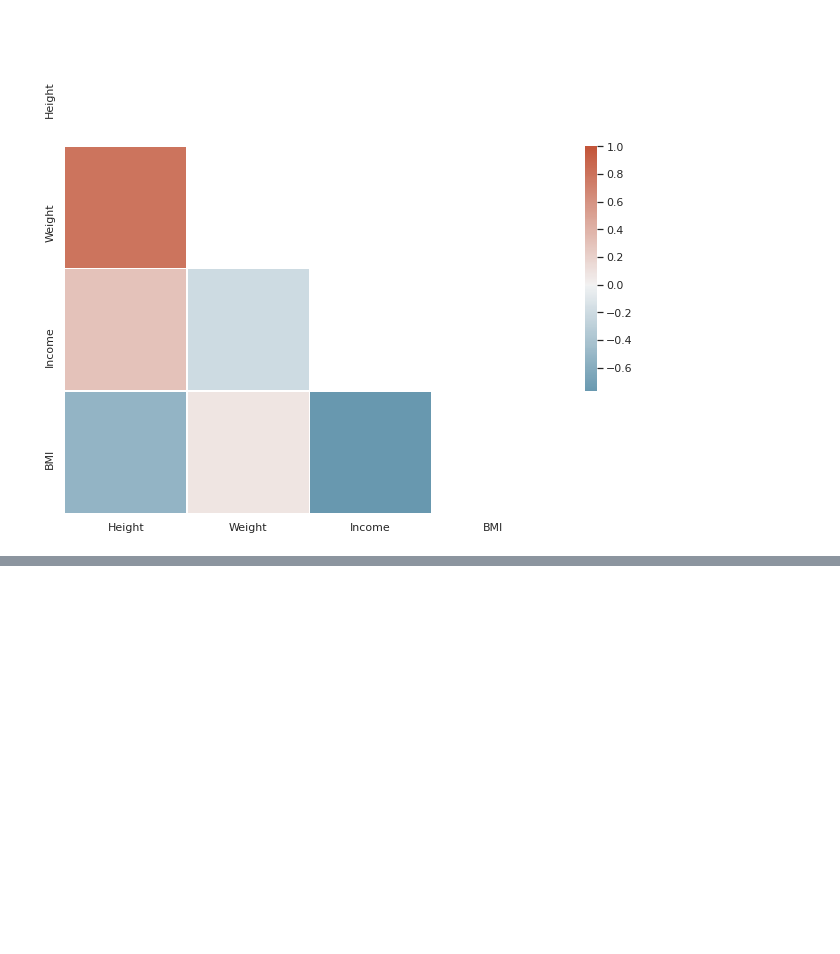
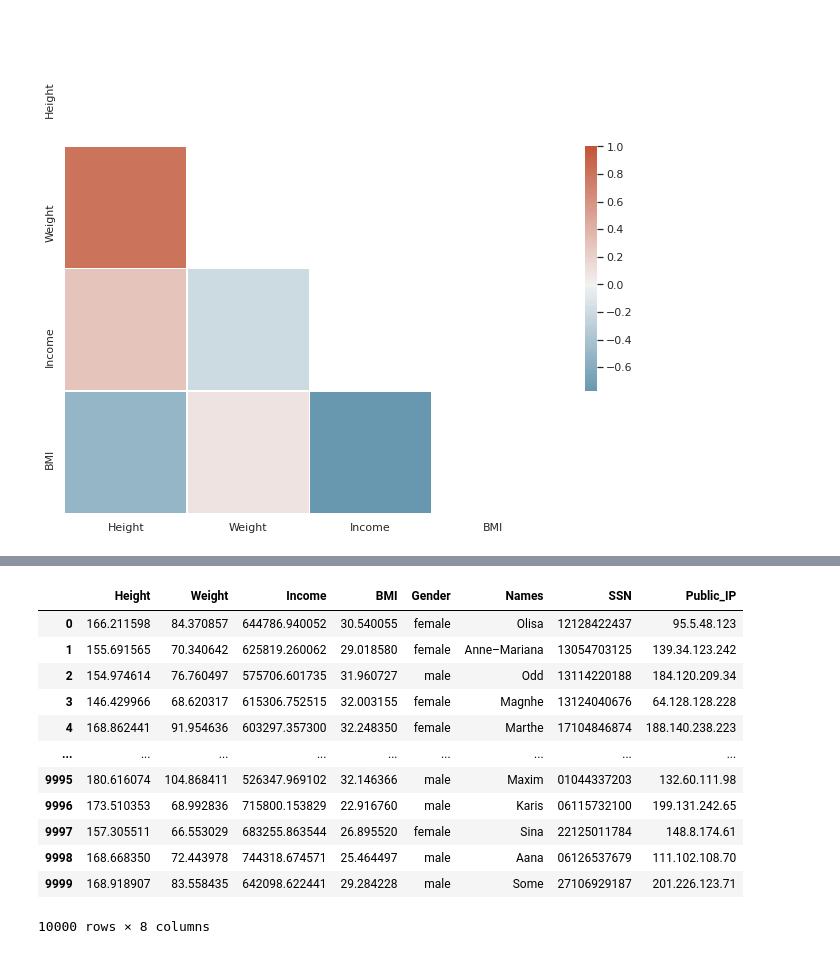
Before and after one commit to martgra/fagmote_syntetiske_data, a Jupyter notebook: Synthetic data.ipynb, the cells around one changed output, grey strips where cells are left out. Cells and saved outputs as stored; diff of their text form; code cells hidden in the pictures; blank space fills up the shorter version.

Commit message:
Added faker for fun

```diff
--- a/Synthetic data.ipynb
+++ b/Synthetic data.ipynb
@@ -586,0 +600,24 @@ sns.heatmap(corr, mask=mask, cmap=cmap, vmax=1.0, center=0,
+# %%
+from faker import Faker
+from faker.providers import internet
+
+fake = Faker("no_NO")
+fake.add_provider(internet)
+
+samples_df["SSN"] = [fake.ssn() for i in range(len(samples_df))]
+samples_df["Public_IP"] = [fake.ipv4_public() for i in range(len(samples_df))]
+samples_df
+# %% [output]
+|  | Height | Weight | Income | BMI | Gender | Names | SSN | Public_IP |
+| 0 | 166.211598 | 84.370857 | 644786.940052 | 30.540055 | female | Olisa | 12128422437 | 95.5.48.123 |
+| 1 | 155.691565 | 70.340642 | 625819.260062 | 29.018580 | female | Anne–Mariana | 13054703125 | 139.34.123.242 |
+| 2 | 154.974614 | 76.760497 | 575706.601735 | 31.960727 | male | Odd | 13114220188 | 184.120.209.34 |
+| 3 | 146.429966 | 68.620317 | 615306.752515 | 32.003155 | female | Magnhe | 13124040676 | 64.128.128.228 |
+| 4 | 168.862441 | 91.954636 | 603297.357300 | 32.248350 | female | Marthe | 17104846874 | 188.140.238.223 |
+| ... | ... | ... | ... | ... | ... | ... | ... | ... |
+| 9995 | 180.616074 | 104.868411 | 526347.969102 | 32.146366 | male | Maxim | 01044337203 | 132.60.111.98 |
+| 9996 | 173.510353 | 68.992836 | 715800.153829 | 22.916760 | male | Karis | 06115732100 | 199.131.242.65 |
+| 9997 | 157.305511 | 66.553029 | 683255.863544 | 26.895520 | female | Sina | 22125011784 | 148.8.174.61 |
+| 9998 | 168.668350 | 72.443978 | 744318.674571 | 25.464497 | male | Aana | 06126537679 | 111.102.108.70 |
+| 9999 | 168.918907 | 83.558435 | 642098.622441 | 29.284228 | male | Some | 27106929187 | 201.226.123.71 |
+10000 rows × 8 columns
```
Also changed, not shown: parts of 17 cells of this notebook, 1 other file.
